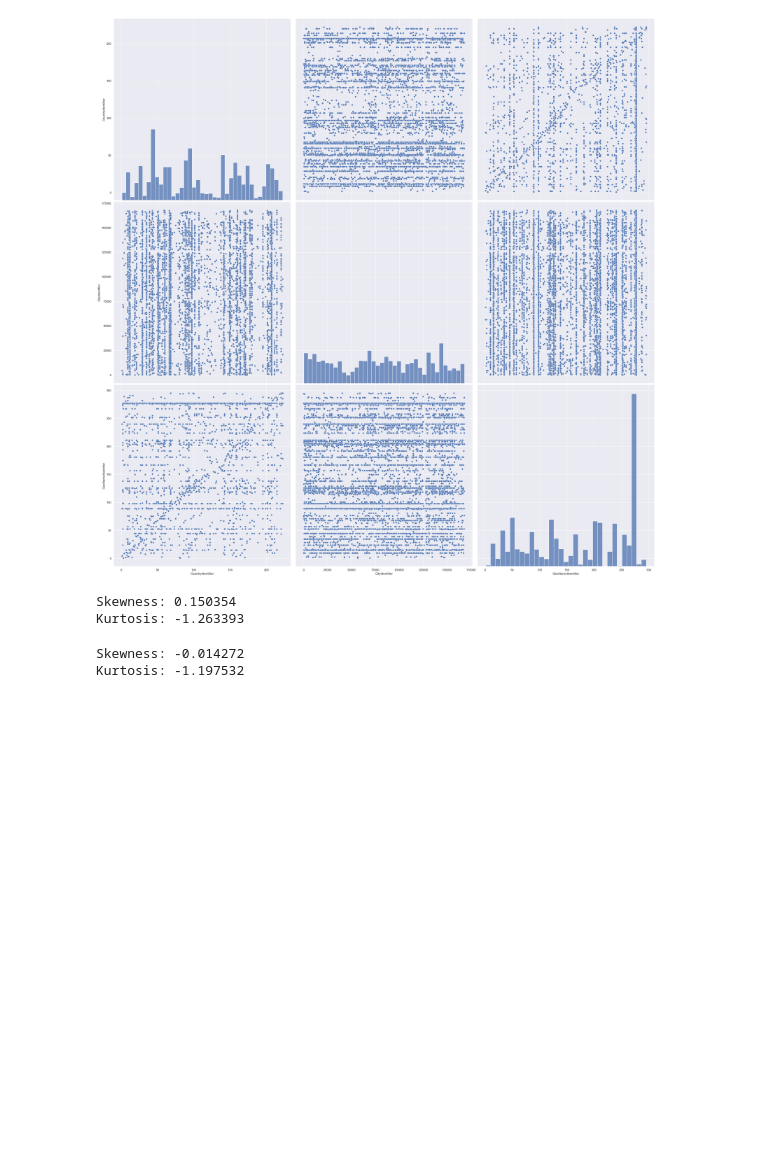
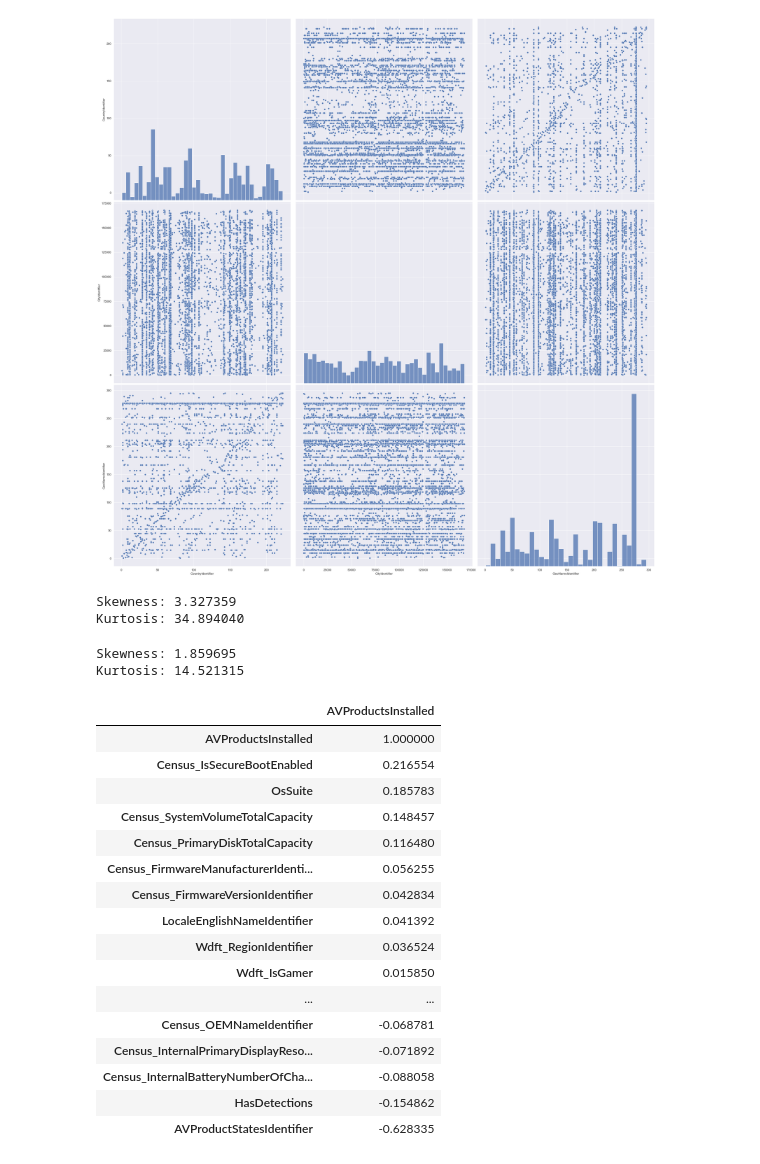
Before and after one commit to saritazavala/SDS-Proyecto2, a Jupyter notebook: Parte1.ipynb, the cells around one changed output. Cells and saved outputs as stored; diff of their text form; code cells hidden in the pictures; blank space fills up the shorter version.

```diff
--- a/Parte1.ipynb
+++ b/Parte1.ipynb
@@ -666,15 +666,35 @@ plt.show();
 [figure]
 # %%
 # Asimetría y curtosis por pais:
-print("Skewness: %f" % final_sample['CountryIdentifier'].skew())
-print("Kurtosis: %f" % final_sample['CountryIdentifier'].kurt())
+print("Skewness: %f" % final_sample['Census_ProcessorCoreCount'].skew())
+print("Kurtosis: %f" % final_sample['Census_ProcessorCoreCount'].kurt())
 # %% [output]
-Skewness: 0.150354
-Kurtosis: -1.263393
+Skewness: 3.327359
+Kurtosis: 34.894040
 # %%
 # Asimetría y curtosis por ciudad:
-print("Skewness: %f" % final_sample['CityIdentifier'].skew())
-print("Kurtosis: %f" % final_sample['CityIdentifier'].kurt())
+print("Skewness: %f" % final_sample['Census_SystemVolumeTotalCapacity'].skew())
+print("Kurtosis: %f" % final_sample['Census_SystemVolumeTotalCapacity'].kurt())
 # %% [output]
-Skewness: -0.014272
-Kurtosis: -1.197532
+Skewness: 1.859695
+Kurtosis: 14.521315
+# %%
+corrmat[['AVProductsInstalled']].sort_values(by = 'AVProductsInstalled',ascending = False).style.background_gradient()
+# %% [output]
+|  | AVProductsInstalled |
+| AVProductsInstalled | 1.000000 |
+| Census_IsSecureBootEnabled | 0.216554 |
+| OsSuite | 0.185783 |
+| Census_SystemVolumeTotalCapacity | 0.148457 |
+| Census_PrimaryDiskTotalCapacity | 0.116480 |
+| Census_FirmwareManufacturerIdenti... | 0.056255 |
+| Census_FirmwareVersionIdentifier | 0.042834 |
+| LocaleEnglishNameIdentifier | 0.041392 |
+| Wdft_RegionIdentifier | 0.036524 |
+| Wdft_IsGamer | 0.015850 |
+| ... | ... |
+| Census_OEMNameIdentifier | -0.068781 |
+| Census_InternalPrimaryDisplayReso... | -0.071892 |
+| Census_InternalBatteryNumberOfCha... | -0.088058 |
+| HasDetections | -0.154862 |
+| AVProductStatesIdentifier | -0.628335 |
```
Also changed, not shown: parts of 1 cell of this notebook.
